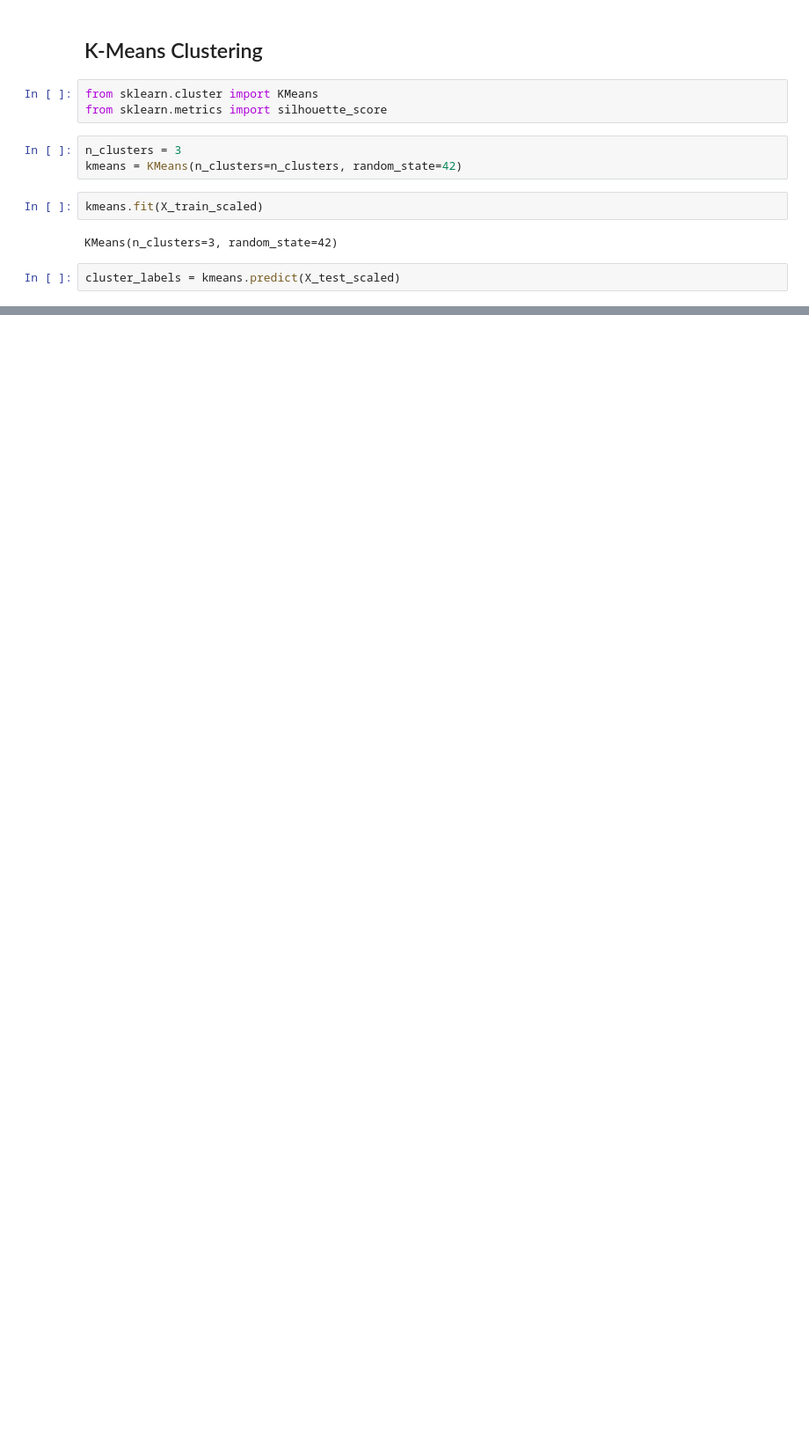
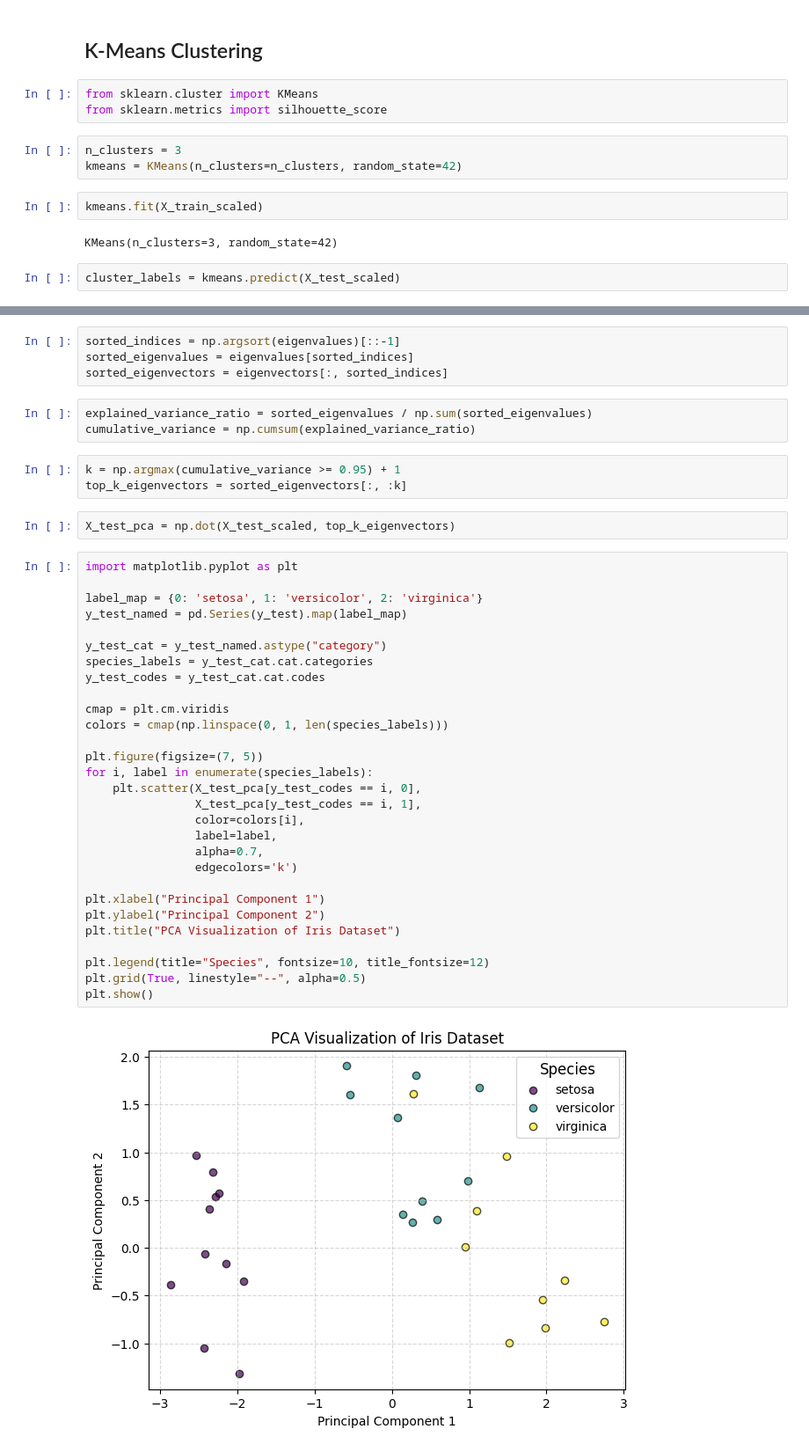
Before and after one commit to NicTacToe/Basics-of-Machine-Learning, a Jupyter notebook: Iris_Stuff_ipynb_(BML).ipynb, the cells around one changed output, grey strips where cells are left out. Shown: that part at 88% size. Saved outputs shown, nothing was run; the diff lists cells and outputs as text; blank space fills up the shorter version.

```diff
--- a/Iris_Stuff_ipynb_(BML).ipynb
+++ b/Iris_Stuff_ipynb_(BML).ipynb
@@ -462,0 +523,43 @@ Silhouette Score: 0.57
+# %%
+sorted_indices = np.argsort(eigenvalues)[::-1]
+sorted_eigenvalues = eigenvalues[sorted_indices]
+sorted_eigenvectors = eigenvectors[:, sorted_indices]
+# %%
+explained_variance_ratio = sorted_eigenvalues / np.sum(sorted_eigenvalues)
+cumulative_variance = np.cumsum(explained_variance_ratio)
+# %%
+k = np.argmax(cumulative_variance >= 0.95) + 1
+top_k_eigenvectors = sorted_eigenvectors[:, :k]
+# %%
+X_test_pca = np.dot(X_test_scaled, top_k_eigenvectors)
+# %%
+import matplotlib.pyplot as plt
+
+label_map = {0: 'setosa', 1: 'versicolor', 2: 'virginica'}
+y_test_named = pd.Series(y_test).map(label_map)
+
+y_test_cat = y_test_named.astype("category")
+species_labels = y_test_cat.cat.categories
+y_test_codes = y_test_cat.cat.codes
+
+cmap = plt.cm.viridis
+colors = cmap(np.linspace(0, 1, len(species_labels)))
+
+plt.figure(figsize=(7, 5))
+for i, label in enumerate(species_labels):
+    plt.scatter(X_test_pca[y_test_codes == i, 0],
+                X_test_pca[y_test_codes == i, 1],
+                color=colors[i],
+                label=label,
+                alpha=0.7,
+                edgecolors='k')
+
+plt.xlabel("Principal Component 1")
+plt.ylabel("Principal Component 2")
+plt.title("PCA Visualization of Iris Dataset")
+
+plt.legend(title="Species", fontsize=10, title_fontsize=12)
+plt.grid(True, linestyle="--", alpha=0.5)
+plt.show()
+# %% [output]
+[figure, added]
```
Also changed, not shown: parts of 61 cells of this notebook.
